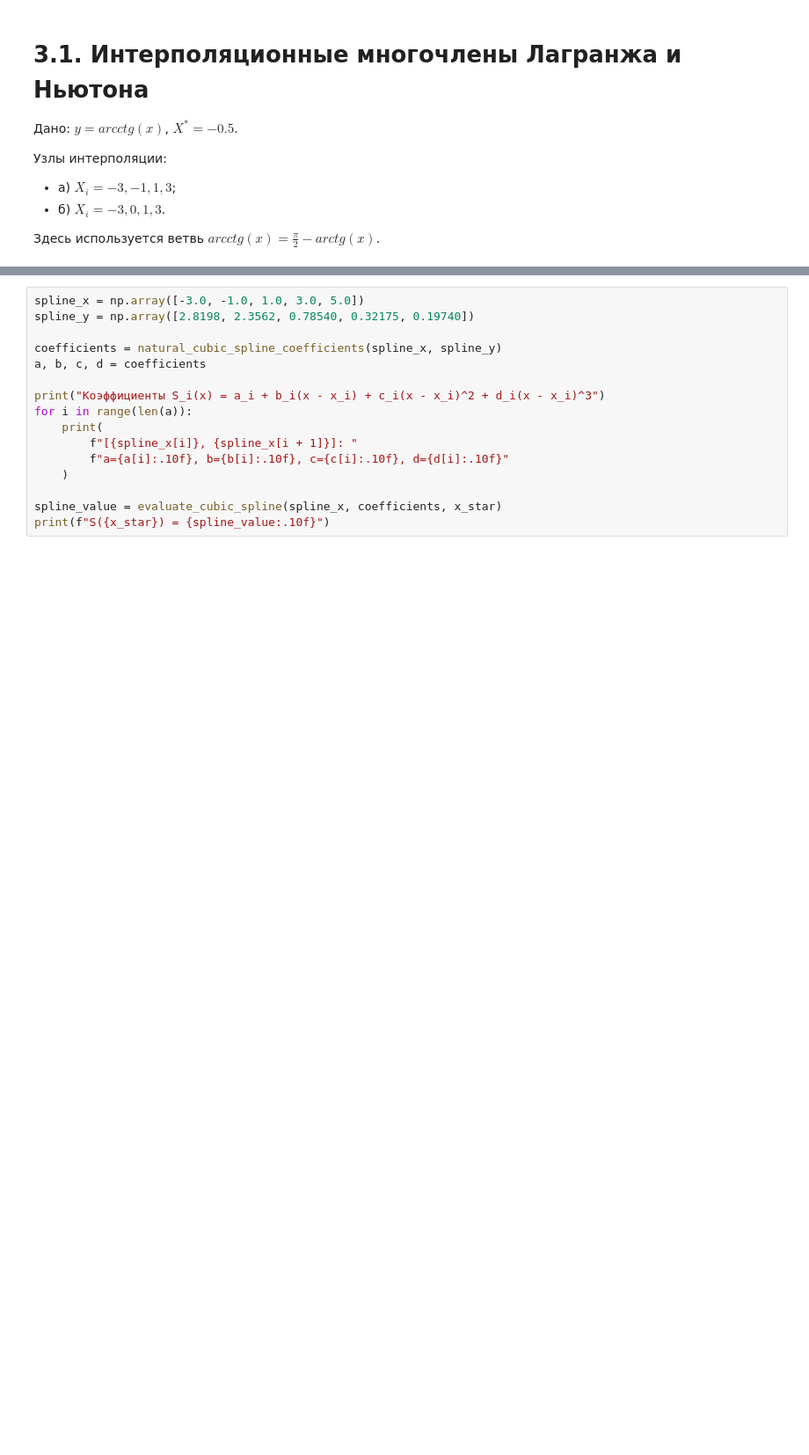
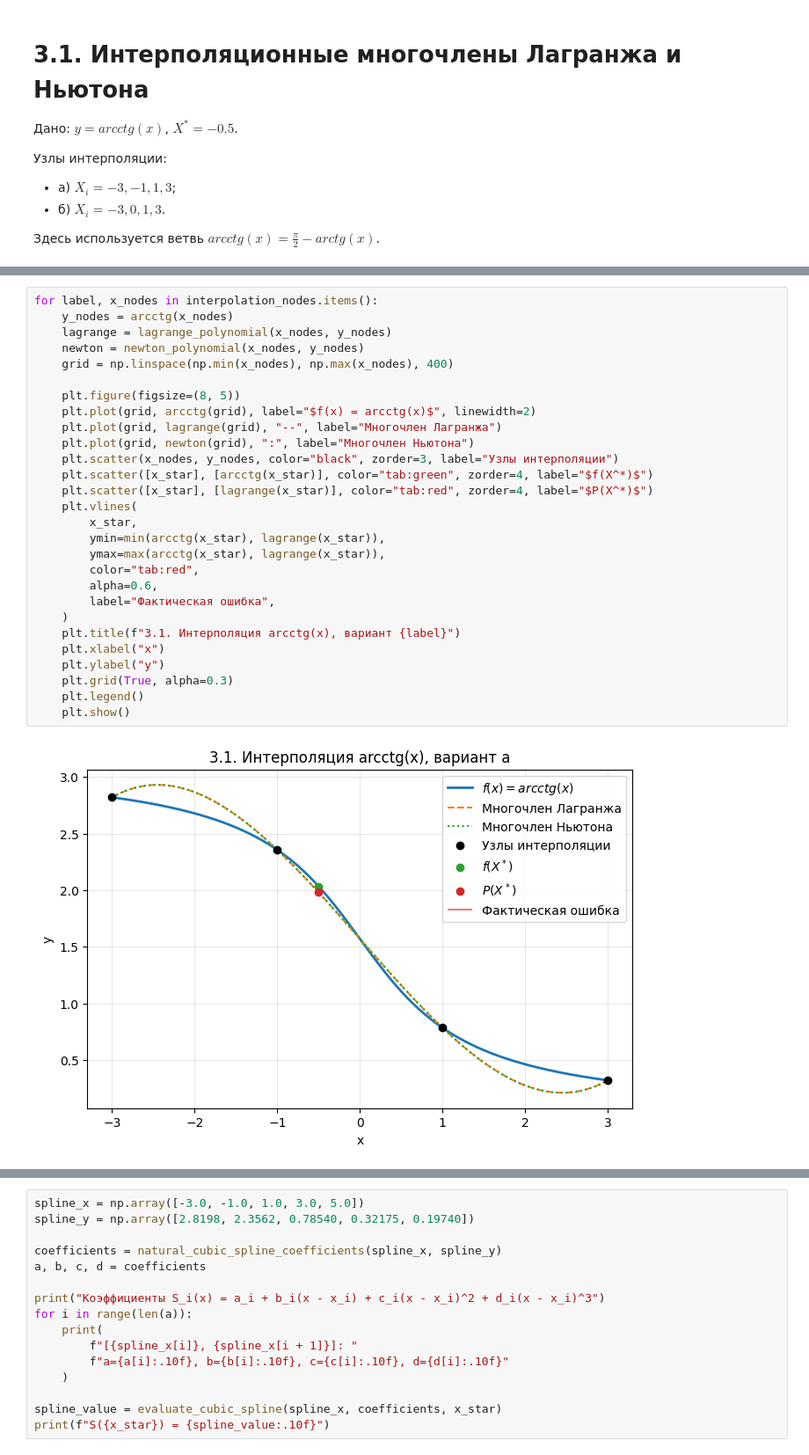
Before and after one commit to Matvey26/mai-numerical-methods, a Jupyter notebook: labs/lab3.ipynb, the cells around one changed output, grey strips where cells are left out. Shown at 88% size. Cells and saved outputs as stored; diff of their text form; blank space fills up the shorter version.

```diff
--- a/labs/lab3.ipynb
+++ b/labs/lab3.ipynb
@@ -87,0 +115,30 @@ f(X*) = 2.0344439358
+# %%
+for label, x_nodes in interpolation_nodes.items():
+    y_nodes = arcctg(x_nodes)
+    lagrange = lagrange_polynomial(x_nodes, y_nodes)
+    newton = newton_polynomial(x_nodes, y_nodes)
+    grid = np.linspace(np.min(x_nodes), np.max(x_nodes), 400)
+
+    plt.figure(figsize=(8, 5))
+    plt.plot(grid, arcctg(grid), label="$f(x) = arcctg(x)$", linewidth=2)
+    plt.plot(grid, lagrange(grid), "--", label="Многочлен Лагранжа")
+    plt.plot(grid, newton(grid), ":", label="Многочлен Ньютона")
+    plt.scatter(x_nodes, y_nodes, color="black", zorder=3, label="Узлы интерполяции")
+    plt.scatter([x_star], [arcctg(x_star)], color="tab:green", zorder=4, label="$f(X^*)$")
+    plt.scatter([x_star], [lagrange(x_star)], color="tab:red", zorder=4, label="$P(X^*)$")
+    plt.vlines(
+        x_star,
+        ymin=min(arcctg(x_star), lagrange(x_star)),
+        ymax=max(arcctg(x_star), lagrange(x_star)),
+        color="tab:red",
+        alpha=0.6,
+        label="Фактическая ошибка",
+    )
+    plt.title(f"3.1. Интерполяция arcctg(x), вариант {label}")
+    plt.xlabel("x")
+    plt.ylabel("y")
+    plt.grid(True, alpha=0.3)
+    plt.legend()
+    plt.show()
+# %% [output]
+[figure, added]
```
Also changed, not shown: parts of 7 cells of this notebook, 7 other files.
